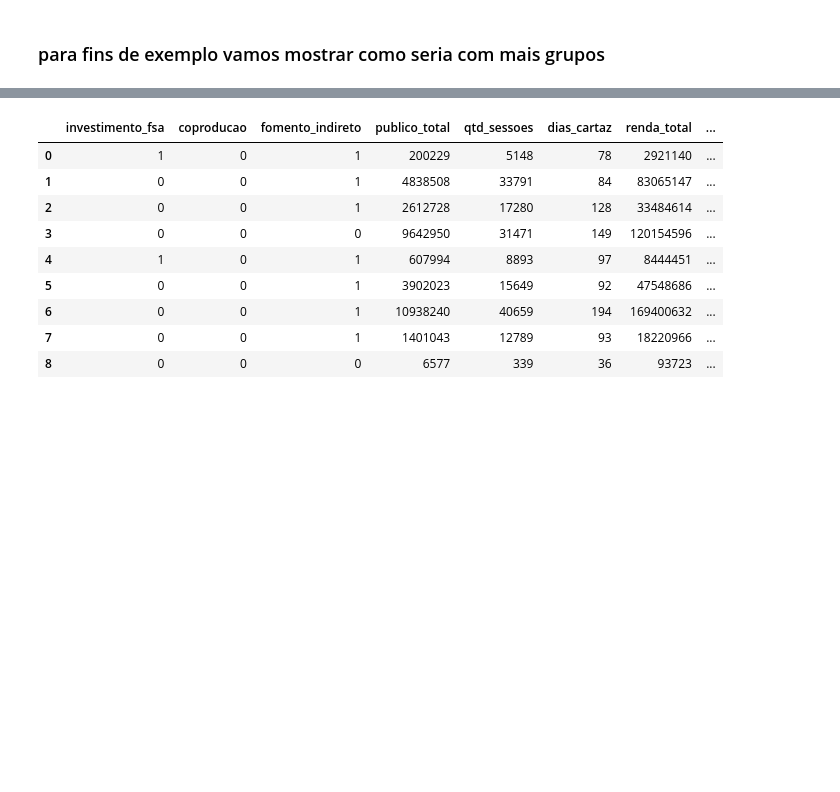
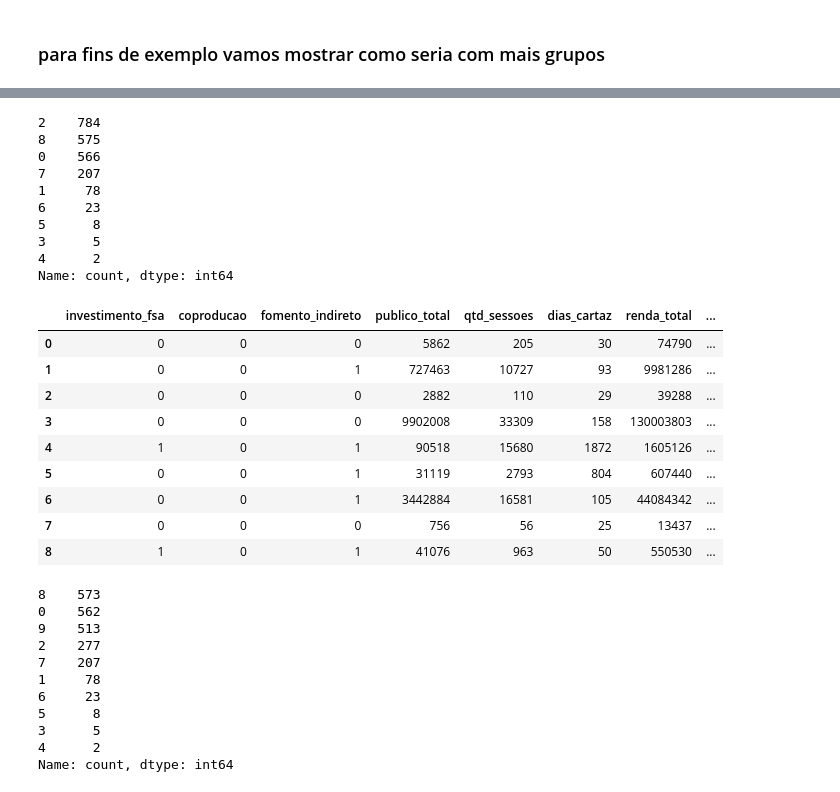
Before and after one commit to JamesIslan/analise-dados-ancine, a Jupyter notebook: src/analise/cluster-obras.ipynb, the cells around one changed output, grey strips where cells are left out. Cells and saved outputs as stored; diff of their text form; code cells hidden in the pictures; blank space fills up the shorter version.

```diff
--- a/src/analise/cluster-obras.ipynb
+++ b/src/analise/cluster-obras.ipynb
@@ -49,0 +15,10 @@ obras = df_obras
+# %%
+cols_numericas = ['publico_total', 'qtd_sessoes', 'dias_cartaz', 'renda_total']
+cols_booleanas = ['investimento_fsa', 'coproducao', 'fomento_indireto',
+                  'independente', 'curta_metragem', 'longa_metragem',
+                  'media_metragem', 'animacao', 'documentario',
+                  'ficcao', 'variedades', 'videomusical'
+                  ]
+scaler = StandardScaler()
+df_obras[cols_numericas] = scaler.fit_transform(df_obras[cols_numericas])
+obras = df_obras.copy()
@@ -51,7 +35,7 @@ obras = df_obras
 # Método do cotovelo
 # %%
 # Implementando o Método do Cotovelo com visualização iterativa
-k_range = range(1, 31)
+k_range = range(1, 15)
 inertias = []
 clustering_results = []
 
@@ -259,8 +154,7 @@ dendrogram_ = dendrogram(mergings,
 # %% [markdown]
 ## observando os pontos nos centros de cada cluster
 # %%
-#
-km = KMeans(n_clusters=5, random_state=8)
+km = KMeans(n_clusters=6, random_state=0, n_init=10, init='k-means++')
 km.fit(obras)
 centers = km.cluster_centers_
 centroids = pd.DataFrame(centers.round().astype(int))
@@ -284,14 +178,10 @@ df = pd.DataFrame()
 # intervalo com a quantidade de grupos que vamos dividir os dados
 ks = range(2, 14)
 for k in ks:
-  # executa o kmeans para cada quantidade de grupos
-  km = KMeans(n_clusters=k, random_state=8, n_init='auto')
-  # relaciona o resultado gerado com os dados da base
-  km.fit(obras)
-  # resgata os rótulos (grupos) para cada objeto da base
+  km = KMeans(n_clusters=k, random_state=0, n_init=10, init='k-means++').fit(obras)
   labels = km.labels_.tolist()
   # cria um dataframe para facilitar a contagem dos objetos em cada grupo
   df['labels'] = labels
   # plota a quantidade de objetos em cada grupo
-  df['labels'].value_counts().plot(kind='bar',ax=axs[k-2],ylim=(0,60))
+  df['labels'].value_counts().plot(kind='bar',ax=axs[k-2],ylim=(0,2000))
 # %% [output]
@@ -310,12 +211,20 @@ obras[km.labels_ == 2]
 # %% [markdown]
 ### para fins de exemplo vamos mostrar como seria com mais grupos
 # %%
-ks = range(6, 10)
+ks = range(6, 15)
 for k in ks:
-    km = KMeans(n_clusters=k, n_init=10)
+    km = KMeans(n_clusters=k, random_state=0, n_init=10, init='k-means++')
     km.fit(obras)
+    # Contagem de registros por cluster
+    contagem = pd.Series(km.labels_).value_counts()
+    print(contagem)
+    # ---
+
     centers = km.cluster_centers_
-    centroids = pd.DataFrame(centers.round().astype(int))
-    centroids.columns = obras.keys().values
-    display(centroids)
+    df_centros = pd.DataFrame(centers, columns=df_obras.columns)
+    df_centros[cols_numericas] = scaler.inverse_transform(df_centros[cols_numericas])
+    df_centros['cluster'] = range(len(df_centros))
+    # centroids = pd.DataFrame(centers.round().astype(int))
+    # centroids.columns = obras.keys().values
+    display(df_centros.round().astype(int))
 # %% [output]
@@ -346,10 +279,31 @@ for k in ks:
+2    784
+8    575
+0    566
+7    207
+1     78
+6     23
+5      8
+3      5
+4      2
+Name: count, dtype: int64
 |  | investimento_fsa | coproducao | fomento_indireto | publico_total | qtd_sessoes | dias_cartaz | renda_total | ... |
-| 0 | 1 | 0 | 1 | 200229 | 5148 | 78 | 2921140 | ... |
-| 1 | 0 | 0 | 1 | 4838508 | 33791 | 84 | 83065147 | ... |
-| 2 | 0 | 0 | 1 | 2612728 | 17280 | 128 | 33484614 | ... |
-| 3 | 0 | 0 | 0 | 9642950 | 31471 | 149 | 120154596 | ... |
-| 4 | 1 | 0 | 1 | 607994 | 8893 | 97 | 8444451 | ... |
-| 5 | 0 | 0 | 1 | 3902023 | 15649 | 92 | 47548686 | ... |
-| 6 | 0 | 0 | 1 | 10938240 | 40659 | 194 | 169400632 | ... |
-| 7 | 0 | 0 | 1 | 1401043 | 12789 | 93 | 18220966 | ... |
-| 8 | 0 | 0 | 0 | 6577 | 339 | 36 | 93723 | ... |
+| 0 | 0 | 0 | 0 | 5862 | 205 | 30 | 74790 | ... |
+| 1 | 0 | 0 | 1 | 727463 | 10727 | 93 | 9981286 | ... |
+| 2 | 0 | 0 | 0 | 2882 | 110 | 29 | 39288 | ... |
+| 3 | 0 | 0 | 0 | 9902008 | 33309 | 158 | 130003803 | ... |
+| 4 | 1 | 0 | 1 | 90518 | 15680 | 1872 | 1605126 | ... |
+| 5 | 0 | 0 | 1 | 31119 | 2793 | 804 | 607440 | ... |
+| 6 | 0 | 0 | 1 | 3442884 | 16581 | 105 | 44084342 | ... |
+| 7 | 0 | 0 | 0 | 756 | 56 | 25 | 13437 | ... |
+| 8 | 1 | 0 | 1 | 41076 | 963 | 50 | 550530 | ... |
+8    573
+0    562
+9    513
+2    277
+7    207
+1     78
+6     23
+5      8
+3      5
+4      2
+Name: count, dtype: int64
```
Also changed, not shown: parts of 20 cells of this notebook.
